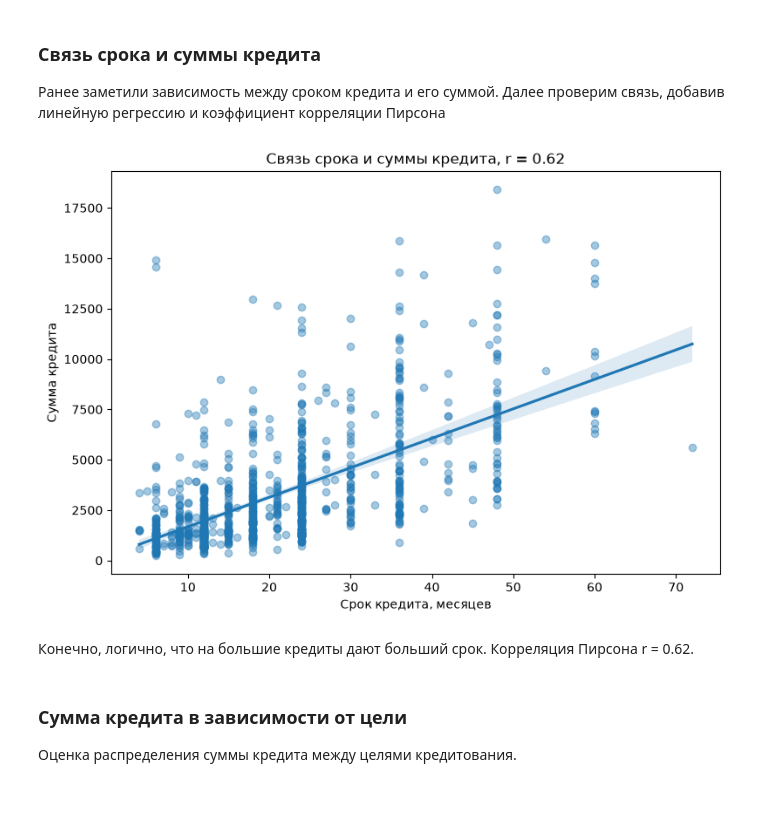
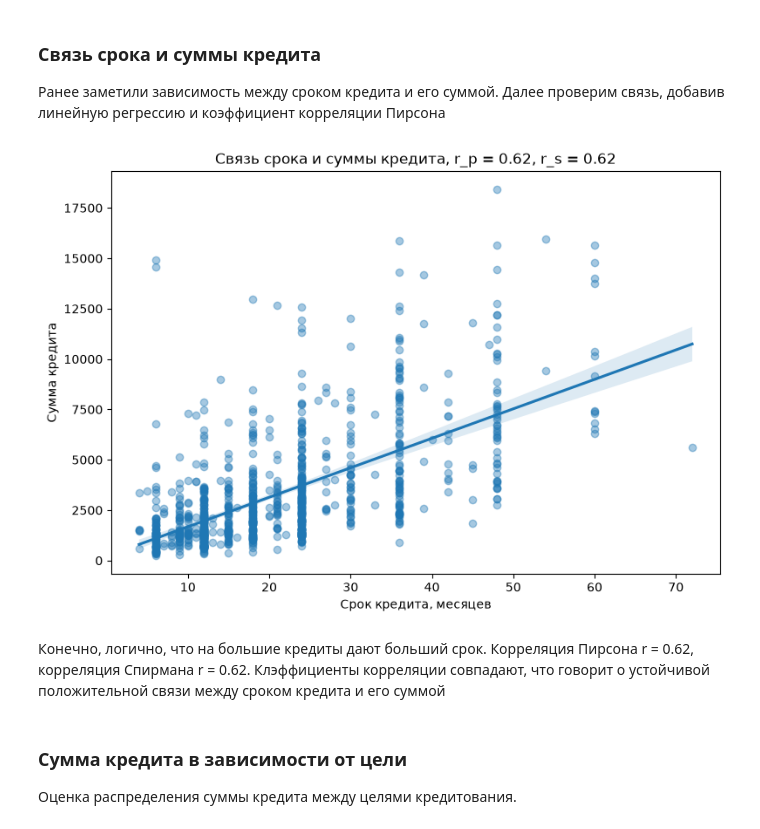
Before and after one commit to Mikhail-Volodarskiy/Data-engineering-PISH-2026, a Jupyter notebook: notebooks/EDA.ipynb, the cells around one changed output. Drawn from its saved outputs; the diff is of its cells as text; code cells hidden in the pictures; blank space fills up the shorter version.

Commit message:
добавил корреляцию спирмана

```diff
--- a/notebooks/EDA.ipynb
+++ b/notebooks/EDA.ipynb
@@ -316,22 +317,28 @@ sns.pairplot(df[["amount", "months_loan_duration", "age"]])
 
 Ранее заметили зависимость между сроком кредита и его суммой. Далее проверим связь, добавив линейную регрессию и коэффициент корреляции Пирсона
 # %%
-corr = df["months_loan_duration"].corr(df["amount"])
+pearson_corr = df["months_loan_duration"].corr(df["amount"])
+spearman_corr = df["months_loan_duration"].corr(
+    df["amount"],
+    method="spearman"
+)
+
 plt.figure(figsize=(9, 6))
 sns.regplot(
     data=df,
     x="months_loan_duration",
     y="amount",
     scatter_kws={"alpha": 0.4}
 )
-plt.title(f"Связь срока и суммы кредита, r = {corr:.2f}")
+plt.title(f"Связь срока и суммы кредита, r_p = {pearson_corr:.2f}, r_s = {spearman_corr:.2f}")
 plt.xlabel("Срок кредита, месяцев")
 plt.ylabel("Сумма кредита")
 plt.show()
 # %% [output]
-[figure, old version]
+[figure, new version]
 # %% [markdown]
-Конечно, логично, что на большие кредиты дают больший срок. Корреляция Пирсона r = 0.62.
+Конечно, логично, что на большие кредиты дают больший срок. Корреляция Пирсона r = 0.62, корреляция Спирмана r = 0.62.
+Клэффициенты корреляции совпадают, что говорит о устойчивой положительной связи между сроком кредита и его суммой
 # %% [markdown]
 ### Сумма кредита в зависимости от цели
 
```
Also changed, not shown: parts of 1 cell of this notebook, 1 other file.
